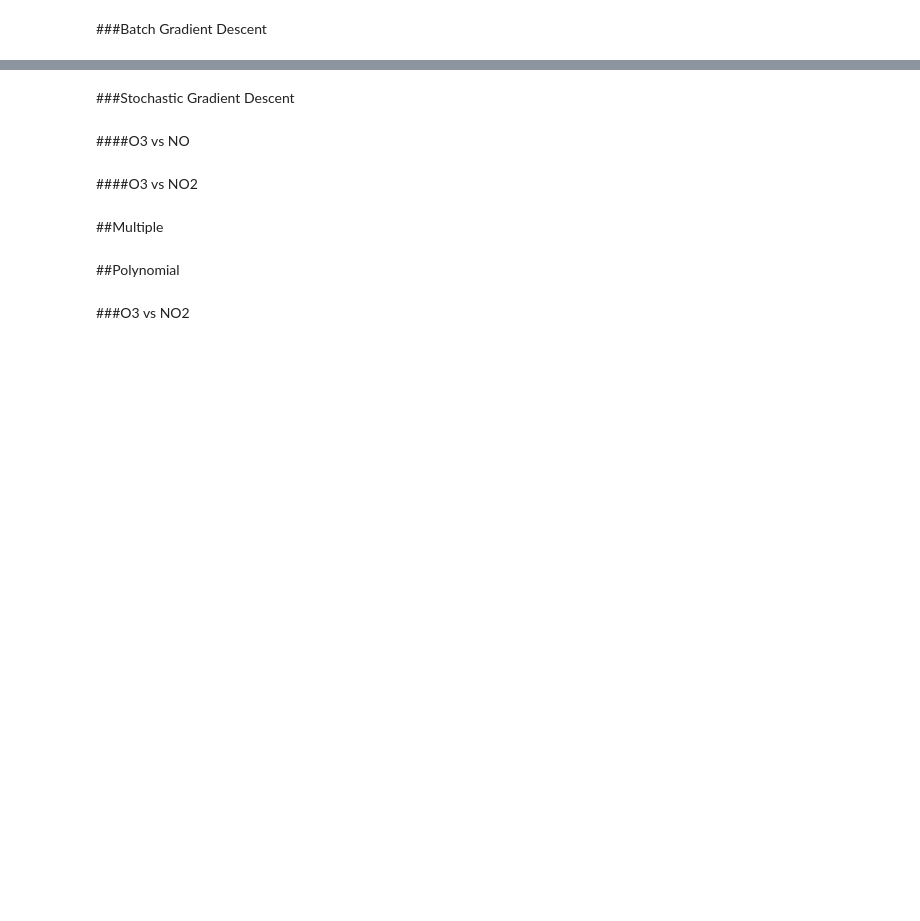
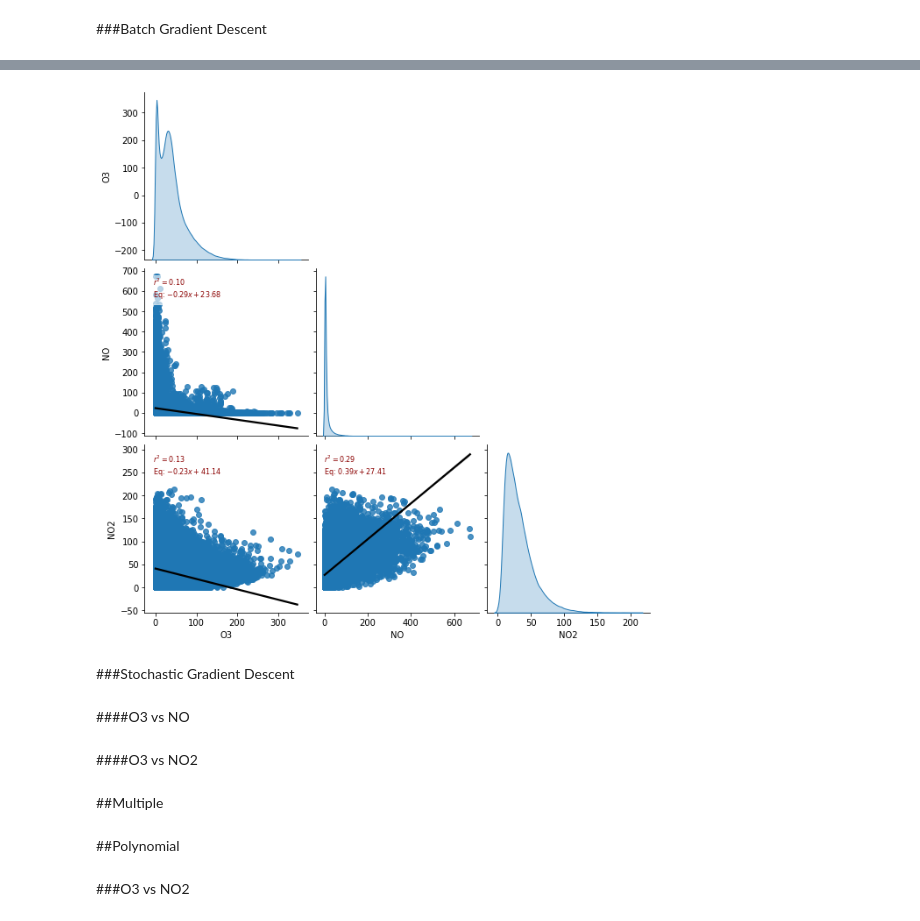
Before and after one commit to antoniogss/air_quality, a Jupyter notebook: graphs.ipynb, the cells around one changed output, grey strips where cells are left out. Saved outputs shown, nothing was run; the diff lists cells and outputs as text; code cells hidden in the pictures; blank space fills up the shorter version.

```diff
--- a/graphs.ipynb
+++ b/graphs.ipynb
@@ -1472,3 +1380,19 @@ KeyboardInterrupt: ignored
+# %%
+def r2(x, y, ax=None, **kws):
+    ax = ax or plt.gca()
+    slope, intercept, r_value, p_value, std_err = linregress(x=x, y=y)
+    ax.annotate(f'$r^2 = {r_value ** 2:.2f}$\nEq: ${slope:.2f}x{intercept:+.2f}$',
+                xy=(.05, .95), xycoords=ax.transAxes, fontsize=8,
+                color='darkred', backgroundcolor='#FFFFFF99', ha='left', va='top')
+
+g = sns.pairplot(df[cols], kind='reg', diag_kind='kde', height=3,
+                 plot_kws={'line_kws': {'color': 'black'}})
+g.map_lower(r2)
+for i, j in zip(*np.triu_indices_from(g.axes, 1)):
+    g.axes[i, j].set_visible(False)
+plt.show()
+# %% [output]
+[figure, added]
 # %% [markdown]
 ###Stochastic Gradient Descent
 # %% [markdown]
```
Also changed, not shown: parts of 18 cells of this notebook.
